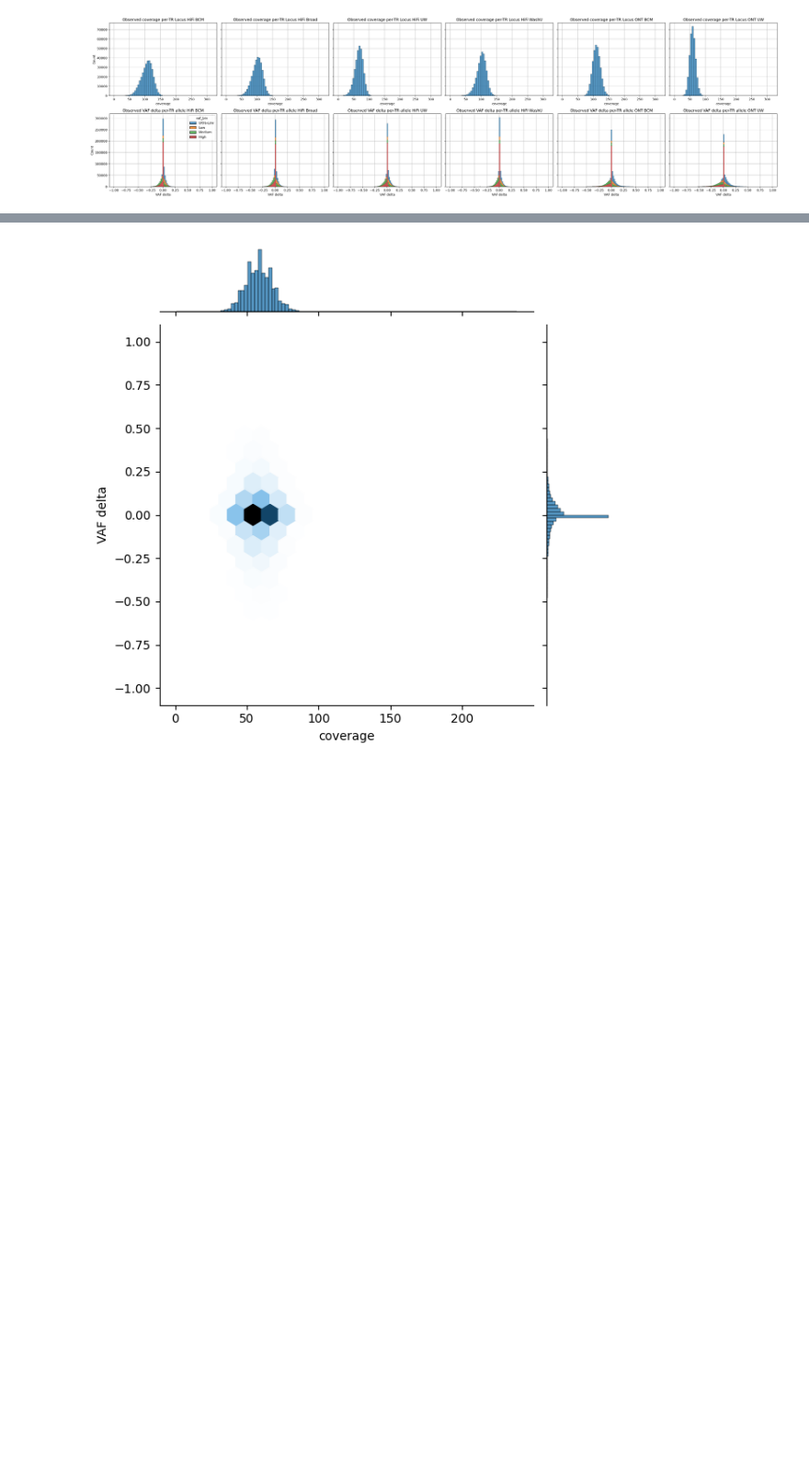
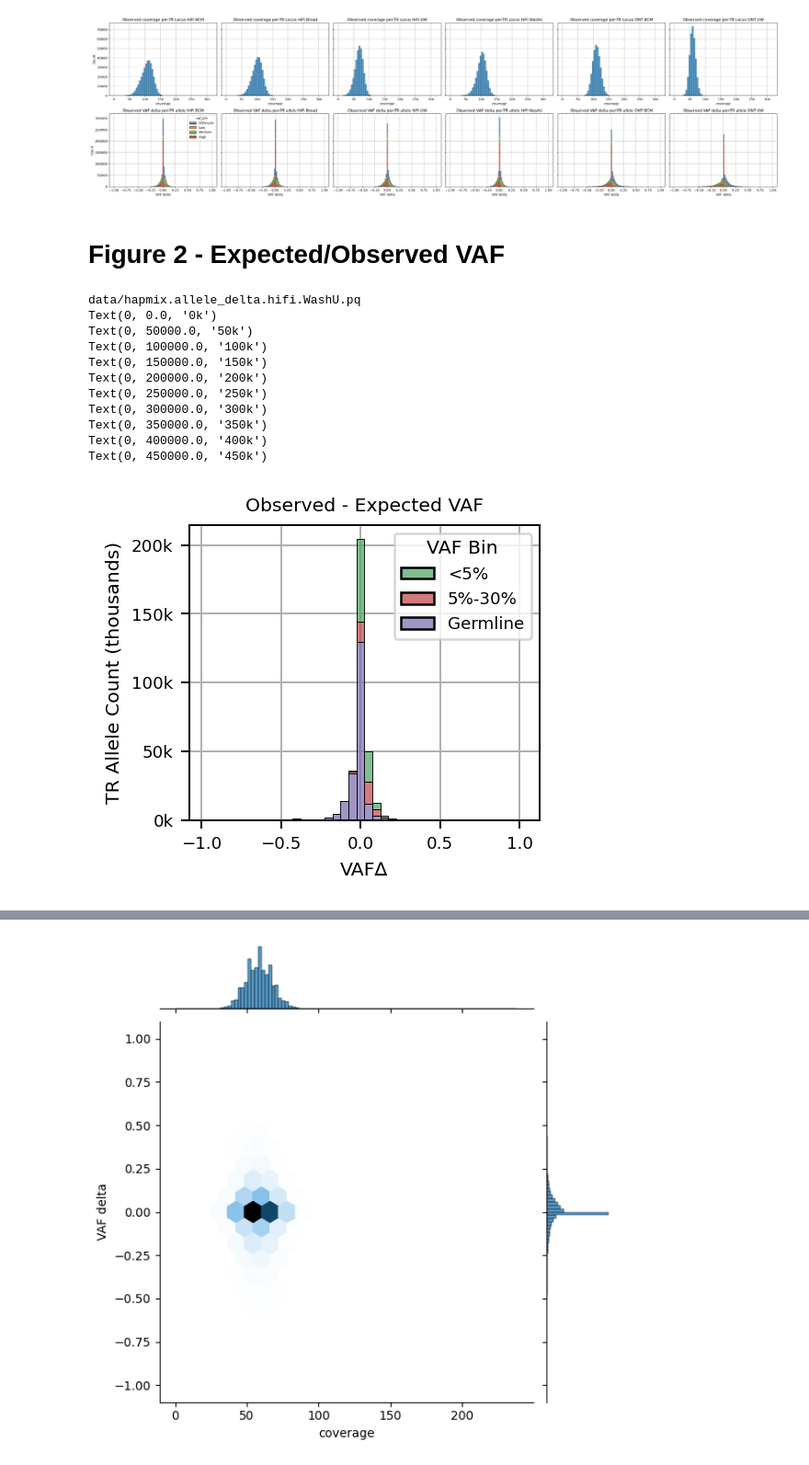
Before and after one commit to BCM-HGSC/SMaHT_MIMS, a Jupyter notebook: allele_delta/ObservedVAF.ipynb, the cells around one changed output, grey strips where cells are left out. Shown at 92% size. Cells and saved outputs as stored; diff of their text form; code cells hidden in the pictures; blank space fills up the shorter version.

```diff
--- a/allele_delta/ObservedVAF.ipynb
+++ b/allele_delta/ObservedVAF.ipynb
@@ -227,3 +227,68 @@ plt.rcParams.update({
     "ytick.labelsize": font_size * 0.9,
     "legend.fontsize": font_size * 0.9,
 })
+# %% [markdown]
+# Figure 2 - Expected/Observed VAF
+# %%
+import numpy as np
+files = ["data/hapmix.allele_delta.hifi.WashU.pq"]
+fig, ax = plt.subplots(nrows=1,
+                       ncols=1,
+                       figsize=(2.87, 2.55),
+                       squeeze=False,
+                       sharex='row',
+                       sharey='row',
+                       dpi=180,
+                      )
+
+
+binwidth = 0.05
+half_bin = binwidth / 2
+vafdeltabins = np.arange(-1 + half_bin, 1 + binwidth, binwidth)  # Symmetric, centered around 0
+
+
+summary = []
+for i, fn in enumerate(files):
+    print(fn)
+    data = pd.read_parquet(fn)
+    _, _, tech, center, _ = fn.split('/')[1].split('.')
+    tech = {'hifi': 'HiFi', 'ontStd':"ONT"}[tech]
+    data['VAF Bin'] =  pd.cut(data['expected_vaf'],
+                              bins=[0, 0.05, 0.30, 1],
+                              labels=['<5%', '5%-30%', 'Germline'])
+    legend = i == 0
+    p = sb.histplot(data=data[data['read_count'] != 0],
+                    x='VAF delta', hue="VAF Bin",
+                    ax=ax[0][i],
+                    legend = i == 0,
+                    bins=vafdeltabins,
+                    multiple='stack',
+                    zorder=2,
+                    #alpha=0.8,
+                   palette=palette[2:5])
+    _ = p.set(title=f"Observed - Expected VAF", xlabel="VAF∆", ylabel="TR Allele Count (thousands)")
+    ax[0][i].grid(zorder=1)
+
+y_new = []
+for i in ax[0][0].get_yticklabels():
+    nlab = str(int(i.get_text()) // 1000) + 'k'
+    i.set_text(nlab)
+    print(i)
+    y_new.append(i)
+ax[0][0].set_yticklabels(y_new)
+
+plt.tight_layout()
+plt.show()
+# %% [output]
+data/hapmix.allele_delta.hifi.WashU.pq
+Text(0, 0.0, '0k')
+Text(0, 50000.0, '50k')
+Text(0, 100000.0, '100k')
+Text(0, 150000.0, '150k')
+Text(0, 200000.0, '200k')
+Text(0, 250000.0, '250k')
+Text(0, 300000.0, '300k')
+Text(0, 350000.0, '350k')
+Text(0, 400000.0, '400k')
+Text(0, 450000.0, '450k')
+[figure, added]
```
Also changed, not shown: parts of 3 cells of this notebook, 3 other files.
